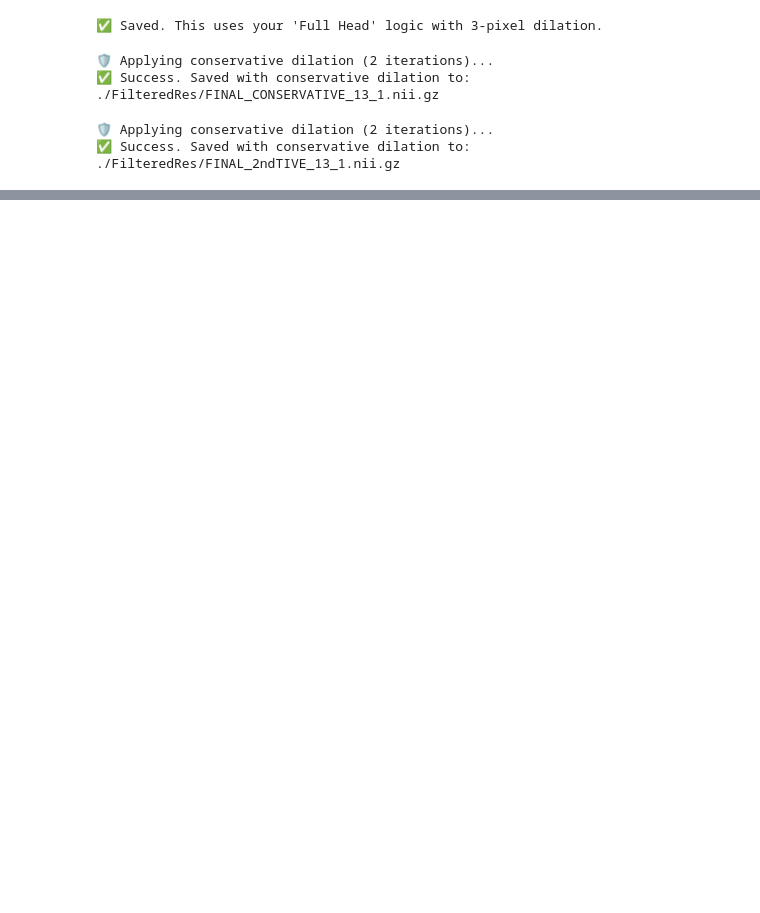
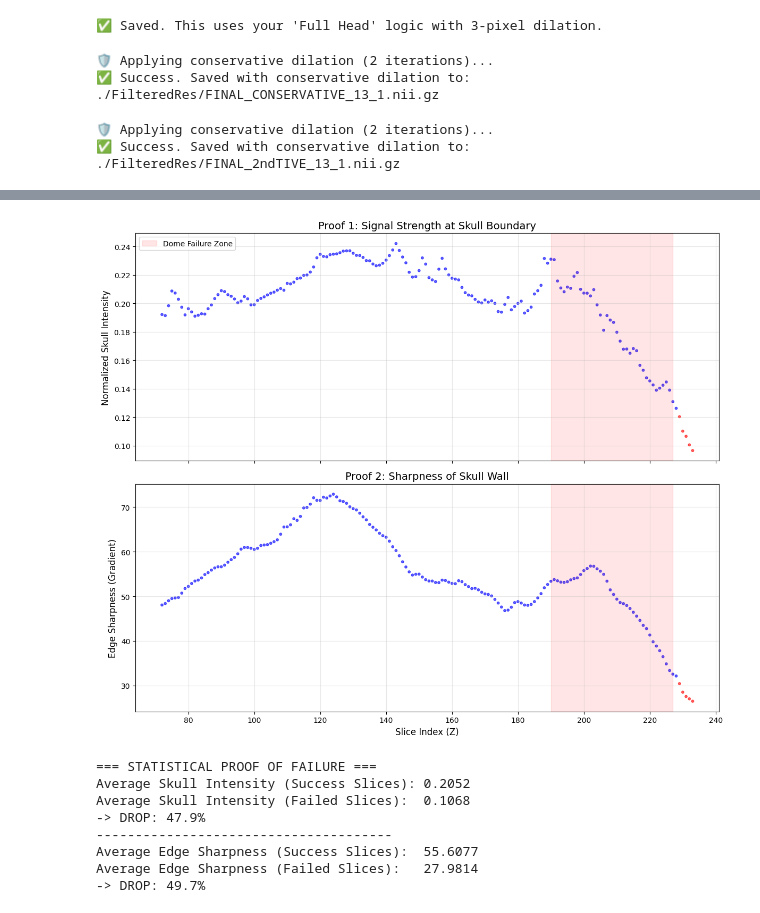
Before and after one commit to AnoushkaDuggal/Fetal-brain-US, a Jupyter notebook: EndToEndPipeline.ipynb, the cells around one changed output, grey strips where cells are left out. Drawn from its saved outputs; the diff is of its cells as text; code cells hidden in the pictures; blank space fills up the shorter version.

```diff
--- a/EndToEndPipeline.ipynb
+++ b/EndToEndPipeline.ipynb
@@ -637,0 +757,50 @@ print(f"✅ Success. Saved with conservative dilation to: {save_path}")
+# %%
+import matplotlib.pyplot as plt
+
+# Setup the plot
+fig, (ax1, ax2) = plt.subplots(2, 1, figsize=(12, 10), sharex=True)
+
+# 1. Plot Skull Intensity (Signal Dropout)
+colors = df_metrics['status'].map({'Success': 'blue', 'Failed': 'red'})
+ax1.scatter(df_metrics['slice'], df_metrics['skull_intensity'], c=colors, alpha=0.6, s=10)
+ax1.set_ylabel('Normalized Skull Intensity', fontsize=12)
+ax1.set_title('Proof 1: Signal Strength at Skull Boundary', fontsize=14)
+ax1.grid(True, alpha=0.3)
+
+# Add shading for your specific failed regions
+ax1.axvspan(190, 227, color='red', alpha=0.1, label='Dome Failure Zone')
+ax1.legend()
+
+# 2. Plot Gradient Strength (Edge Fuzziness)
+ax2.scatter(df_metrics['slice'], df_metrics['edge_gradient'], c=colors, alpha=0.6, s=10)
+ax2.set_ylabel('Edge Sharpness (Gradient)', fontsize=12)
+ax2.set_xlabel('Slice Index (Z)', fontsize=12)
+ax2.set_title('Proof 2: Sharpness of Skull Wall', fontsize=14)
+ax2.grid(True, alpha=0.3)
+ax2.axvspan(190, 227, color='red', alpha=0.1)
+
+plt.tight_layout()
+plt.show()
+
+# 3. Print Statistical Proof
+success_df = df_metrics[df_metrics['status'] == 'Success']
+failed_df = df_metrics[df_metrics['status'] == 'Failed']
+
+print("=== STATISTICAL PROOF OF FAILURE ===")
+print(f"Average Skull Intensity (Success Slices): {success_df['skull_intensity'].mean():.4f}")
+print(f"Average Skull Intensity (Failed Slices):  {failed_df['skull_intensity'].mean():.4f}")
+print(f"-> DROP: {(1 - failed_df['skull_intensity'].mean()/success_df['skull_intensity'].mean())*100:.1f}%")
+print("--------------------------------------")
+print(f"Average Edge Sharpness (Success Slices):  {success_df['edge_gradient'].mean():.4f}")
+print(f"Average Edge Sharpness (Failed Slices):   {failed_df['edge_gradient'].mean():.4f}")
+print(f"-> DROP: {(1 - failed_df['edge_gradient'].mean()/success_df['edge_gradient'].mean())*100:.1f}%")
+# %% [output]
+[figure, added]
+=== STATISTICAL PROOF OF FAILURE ===
+Average Skull Intensity (Success Slices): 0.2052
+Average Skull Intensity (Failed Slices):  0.1068
+-> DROP: 47.9%
+--------------------------------------
+Average Edge Sharpness (Success Slices):  55.6077
+Average Edge Sharpness (Failed Slices):   27.9814
+-> DROP: 49.7%
```
Also changed, not shown: parts of 9 cells of this notebook, 31 other files.
